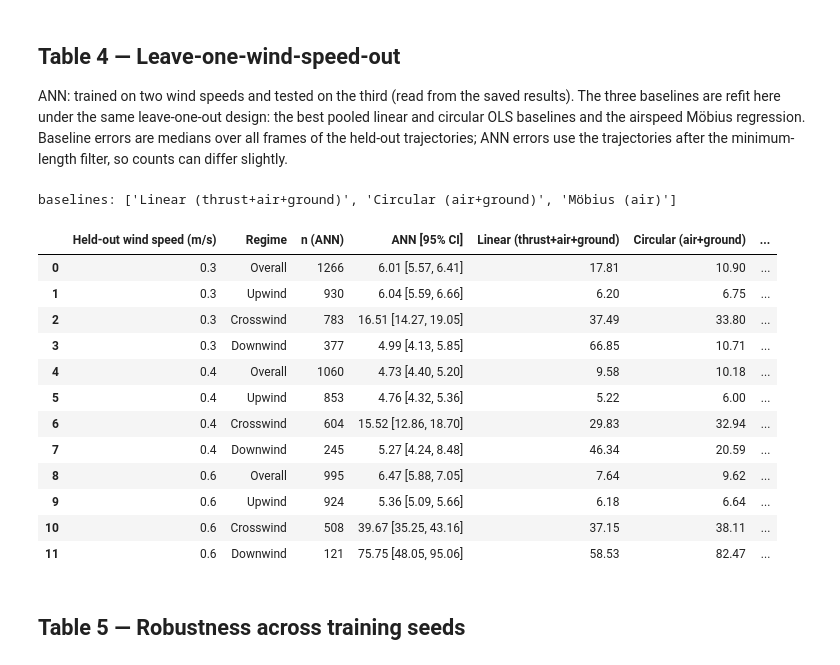
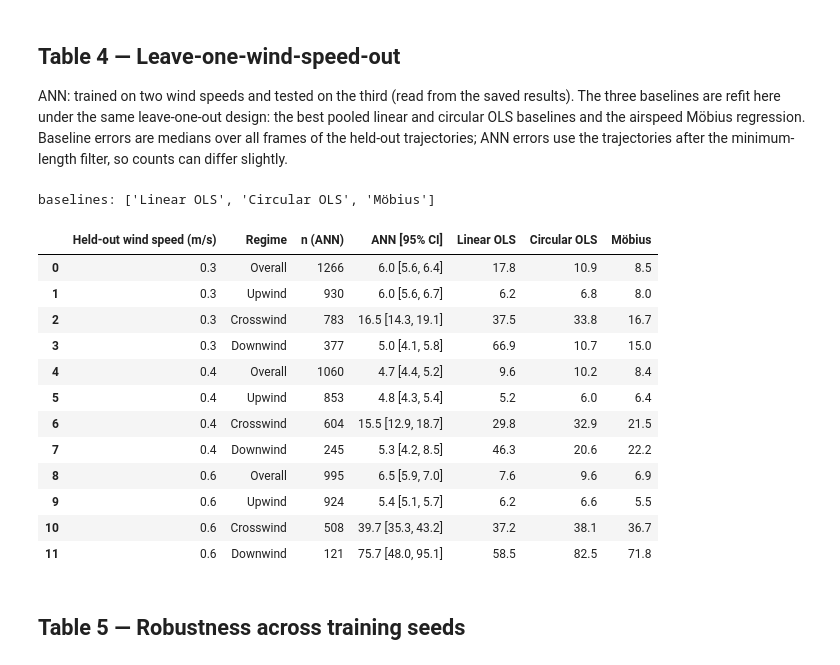
Before and after one commit to nehalsinghmangat/drosophila_body_orientation_predictor, a Jupyter notebook: notebooks/04_generate_tables.ipynb, the cells around one changed output. Drawn from its saved outputs; the diff is of its cells as text; code cells hidden in the pictures.

```diff
--- a/notebooks/04_generate_tables.ipynb
+++ b/notebooks/04_generate_tables.ipynb
@@ -41,7 +42,17 @@ def bootstrap_ci(v, n_boot=5000, seed=0):
     lo, hi = np.percentile(med, [2.5, 97.5])
     return float(np.median(v)), float(lo), float(hi)
 
-def ci_str(m, lo, hi): return f'{m:.2f} [{lo:.2f}, {hi:.2f}]'
+def ci_str(m, lo, hi): return f'{m:.1f} [{lo:.1f}, {hi:.1f}]'
+
+FAMILY = {'linear': 'Linear OLS', 'circular': 'Circular OLS', 'mobius': 'Möbius circular regression', 'ANN': 'ANN'}
+INPUT_LABEL = {'thrust': 'thrust', 'air': 'air velocity', 'ground': 'ground velocity'}
+
+def inputs_label(key):
+    """'circular: thrust+air' -> 'thrust + air velocity'; the ANN's inputs are air and ground velocity"""
+    if key == 'ANN': return 'air velocity + ground velocity'
+    return ' + '.join(INPUT_LABEL[q] for q in key.split(': ')[1].split('+'))
+
+def model_label(key): return 'ANN' if key == 'ANN' else f"{FAMILY[key.split(':')[0]]} ({inputs_label(key)})"
 
 def esc(s): return str(s).replace('_', r'\_').replace('%', r'\%').replace('&', r'\&')
 
@@ -242,43 +251,44 @@ ANN: trained on two wind speeds and tested on the third (read from the saved res
 # %%
 lowo = pd.read_csv(OUT + 'leave_one_wind_out_results.csv')
 # best linear and best circular OLS by pooled error, chosen as in 03_ann_vs_linear_models.ipynb
 best_ols = {kind: base.loc[base.loc[base['model'].str.startswith(kind + ':'), 'overall'].idxmin(), 'model'].split(': ')[1]
             for kind in ('linear', 'circular')}
-BASELINES = [(f'Linear ({best_ols["linear"]})', tuple(best_ols['linear'].split('+')), 'linear'),
-             (f'Circular ({best_ols["circular"]})', tuple(best_ols['circular'].split('+')), 'circular'),
-             ('Möbius (air)', ('air',), 'mobius')]
+BASELINES = [('Linear OLS', tuple(best_ols['linear'].split('+')), 'linear'),
+             ('Circular OLS', tuple(best_ols['circular'].split('+')), 'circular'),
+             ('Möbius', ('air',), 'mobius')]
 print('baselines:', [label for label, _, _ in BASELINES])
 rows = []
 for ws in sorted(data['windspeed'].unique()):
     trn, tst = data[data['windspeed'] != ws], data[data['windspeed'] == ws].reset_index(drop=True)
     res = {}
     for label, combo, kind in BASELINES:
         ang = mobius_angle(trn, tst, combo[0]) if kind == 'mobius' else ols_angle(trn, tst, combo, kind)
         s, _, _ = summarize(frame_errors(tst, ang)); res[label] = s
     for reg in ['overall'] + REGIMES:
         a = lowo[(np.isclose(lowo['held_out_windspeed'], ws)) & (lowo['regime'] == reg)].iloc[0]
         rows.append({'Held-out wind speed (m/s)': ws, 'Regime': reg.capitalize(), 'n (ANN)': int(a['n_trajectories']),
                      'ANN [95% CI]': ci_str(a['median'], a['ci95_lo'], a['ci95_hi']),
-                     **{label: f'{res[label][reg]:.2f}' for label, _, _ in BASELINES}})
+                     **{label: f'{res[label][reg]:.1f}' for label, _, _ in BASELINES}})
 table4 = pd.DataFrame(rows)
 save(table4, 'table4_leave_one_wind_out',
-     'Leave-one-wind-speed-out median per-trajectory angular error (deg). The ANN and the three baselines are trained on two wind speeds and tested on the held-out third.',
+     'Leave-one-wind-speed-out median per-trajectory angular error (deg). The ANN and the three baselines are trained on two wind speeds and tested on the held-out third. '
+     f"Baseline inputs: linear OLS, {inputs_label('linear: ' + best_ols['linear'])}; circular OLS, {inputs_label('circular: ' + best_ols['circular'])}; M\\\"obius circular regression, air velocity.",
      'lowo', align='lllrrrr')
 # %% [output]
-baselines: ['Linear (thrust+air+ground)', 'Circular (air+ground)', 'Möbius (air)']
+baselines: ['Linear OLS', 'Circular OLS', 'Möbius']
-|  | Held-out wind speed (m/s) | Regime | n (ANN) | ANN [95% CI] | Linear (thrust+air+ground) | Circular (air+ground) | ... |
-| 0 | 0.3 | Overall | 1266 | 6.01 [5.57, 6.41] | 17.81 | 10.90 | ... |
-| 1 | 0.3 | Upwind | 930 | 6.04 [5.59, 6.66] | 6.20 | 6.75 | ... |
-| 2 | 0.3 | Crosswind | 783 | 16.51 [14.27, 19.05] | 37.49 | 33.80 | ... |
-| 3 | 0.3 | Downwind | 377 | 4.99 [4.13, 5.85] | 66.85 | 10.71 | ... |
-| 4 | 0.4 | Overall | 1060 | 4.73 [4.40, 5.20] | 9.58 | 10.18 | ... |
-| 5 | 0.4 | Upwind | 853 | 4.76 [4.32, 5.36] | 5.22 | 6.00 | ... |
-| 6 | 0.4 | Crosswind | 604 | 15.52 [12.86, 18.70] | 29.83 | 32.94 | ... |
-| 7 | 0.4 | Downwind | 245 | 5.27 [4.24, 8.48] | 46.34 | 20.59 | ... |
-| 8 | 0.6 | Overall | 995 | 6.47 [5.88, 7.05] | 7.64 | 9.62 | ... |
-| 9 | 0.6 | Upwind | 924 | 5.36 [5.09, 5.66] | 6.18 | 6.64 | ... |
-| 10 | 0.6 | Crosswind | 508 | 39.67 [35.25, 43.16] | 37.15 | 38.11 | ... |
-| 11 | 0.6 | Downwind | 121 | 75.75 [48.05, 95.06] | 58.53 | 82.47 | ... |
+|  | Held-out wind speed (m/s) | Regime | n (ANN) | ANN [95% CI] | Linear OLS | Circular OLS | Möbius |
+| 0 | 0.3 | Overall | 1266 | 6.0 [5.6, 6.4] | 17.8 | 10.9 | 8.5 |
+| 1 | 0.3 | Upwind | 930 | 6.0 [5.6, 6.7] | 6.2 | 6.8 | 8.0 |
+| 2 | 0.3 | Crosswind | 783 | 16.5 [14.3, 19.1] | 37.5 | 33.8 | 16.7 |
+| 3 | 0.3 | Downwind | 377 | 5.0 [4.1, 5.8] | 66.9 | 10.7 | 15.0 |
+| 4 | 0.4 | Overall | 1060 | 4.7 [4.4, 5.2] | 9.6 | 10.2 | 8.4 |
+| 5 | 0.4 | Upwind | 853 | 4.8 [4.3, 5.4] | 5.2 | 6.0 | 6.4 |
+| 6 | 0.4 | Crosswind | 604 | 15.5 [12.9, 18.7] | 29.8 | 32.9 | 21.5 |
+| 7 | 0.4 | Downwind | 245 | 5.3 [4.2, 8.5] | 46.3 | 20.6 | 22.2 |
+| 8 | 0.6 | Overall | 995 | 6.5 [5.9, 7.0] | 7.6 | 9.6 | 6.9 |
+| 9 | 0.6 | Upwind | 924 | 5.4 [5.1, 5.7] | 6.2 | 6.6 | 5.5 |
+| 10 | 0.6 | Crosswind | 508 | 39.7 [35.3, 43.2] | 37.2 | 38.1 | 36.7 |
+| 11 | 0.6 | Downwind | 121 | 75.7 [48.0, 95.1] | 58.5 | 82.5 | 71.8 |
 # %% [markdown]
 ## Table 5 — Robustness across training seeds
 # %%
```
Also changed, not shown: parts of 8 cells of this notebook, 17 other files.
